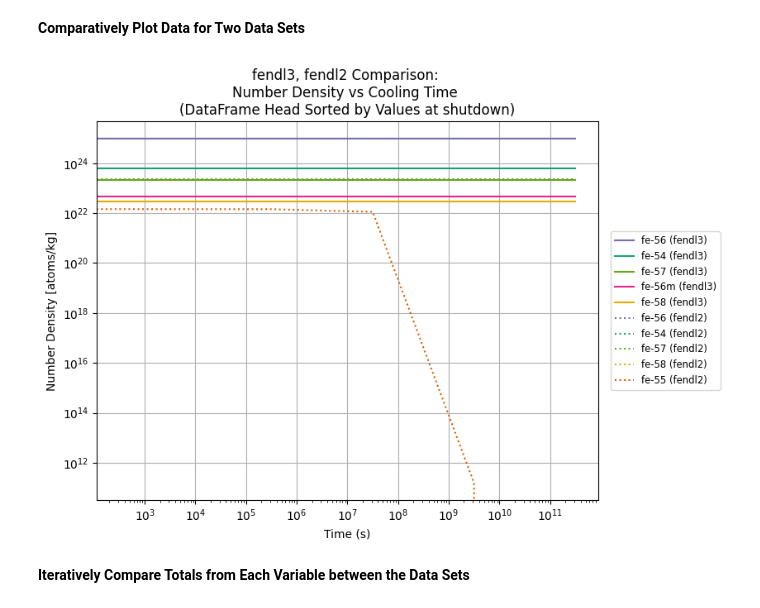
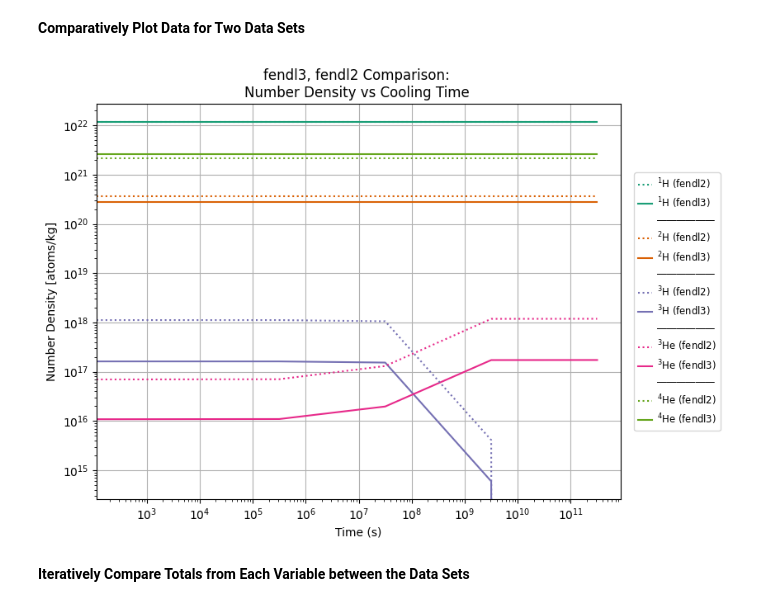
Before and after one commit to svalinn/ALARA, a Jupyter notebook: tools/single_nuc_notebook.ipynb, the cells around one changed output. Cells and saved outputs as stored; diff of their text form; code cells hidden in the pictures.

```diff
--- a/tools/single_nuc_notebook.ipynb
+++ b/tools/single_nuc_notebook.ipynb
@@ -94,16 +69,16 @@ sn.plot_single_nuc(
 **Comparatively Plot Data for Two Data Sets**
 # %%
 importlib.reload(sn)
-variable = 'Specific Activity'
+variable = 'Number Density'
 sn.plot_single_nuc(
     [dfs[f'fendl3 {variable}'], dfs[f'fendl2 {variable}']],
     total=False,
-#    element='h',
-    sort_by_time='shutdown',
-    head=5
+    element='h',
+#    sort_by_time='shutdown',
+#    head=6
 )
 # %% [output]
-[figure, old version]
+[figure, new version]
 # %% [markdown]
 **Iteratively Compare Totals from Each Variable between the Data Sets**
 # %%
```
Also changed, not shown: parts of 8 cells of this notebook, 2 other files.
